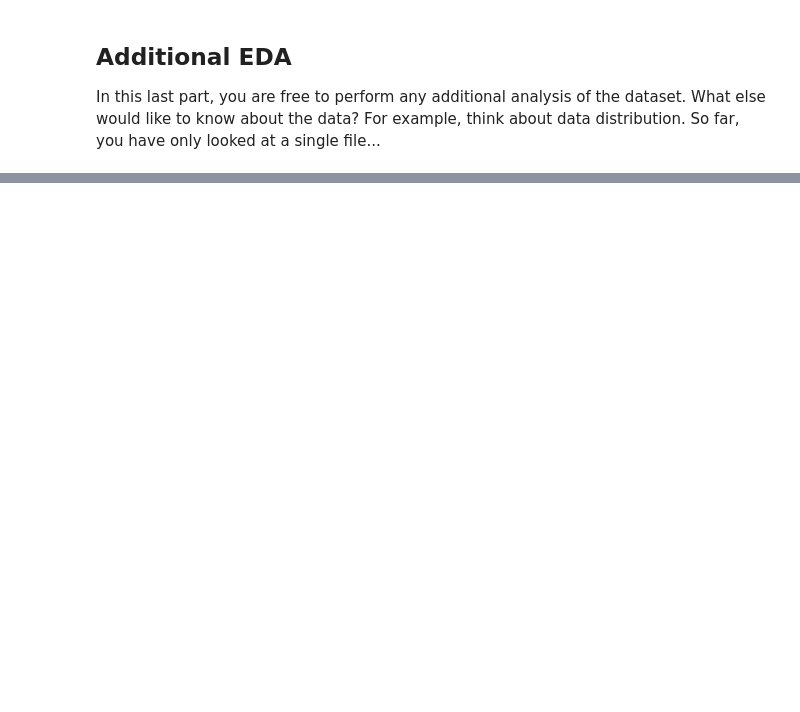
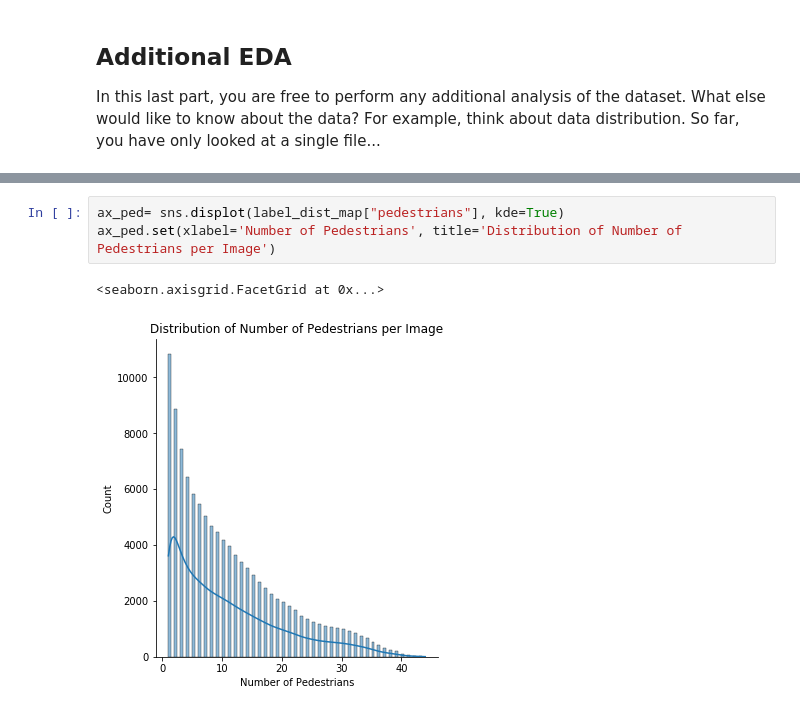
Before and after one commit to Rakso75/nd013-c1-vision-starter, a Jupyter notebook: Exploratory Data Analysis.ipynb, the cells around one changed output, grey strips where cells are left out. Cells and saved outputs as stored; diff of their text form; blank space fills up the shorter version.

```diff
--- a/Exploratory Data Analysis.ipynb
+++ b/Exploratory Data Analysis.ipynb
@@ -195,0 +145,6 @@ Frequency bar for each class vs Number of images:
+# %%
+ax_ped= sns.displot(label_dist_map["pedestrians"], kde=True)
+ax_ped.set(xlabel='Number of Pedestrians', title='Distribution of Number of Pedestrians per Image')
+# %% [output]
+<seaborn.axisgrid.FacetGrid at 0x...>
+[figure, added]
```
Also changed, not shown: parts of 17 cells of this notebook.
